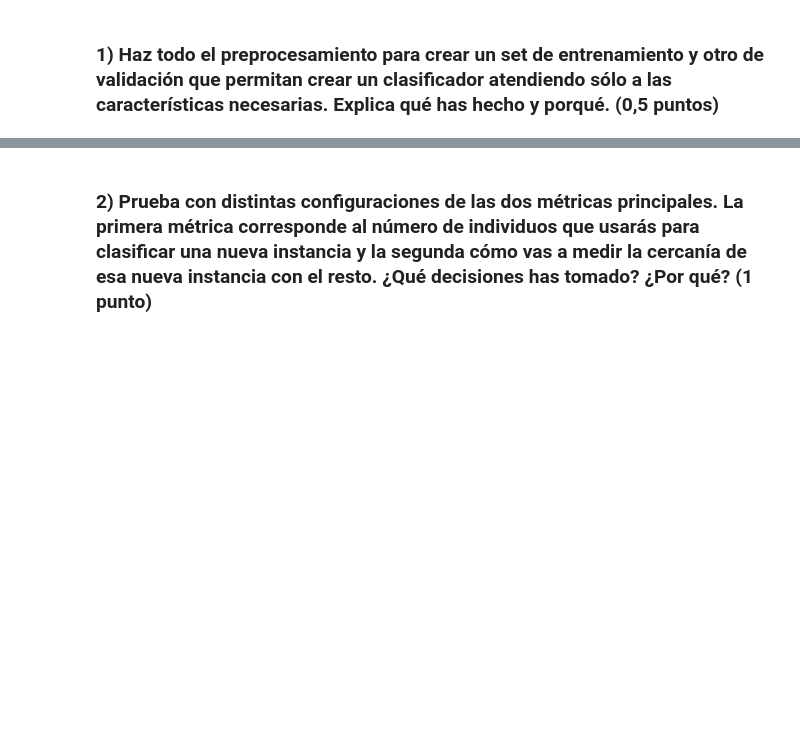
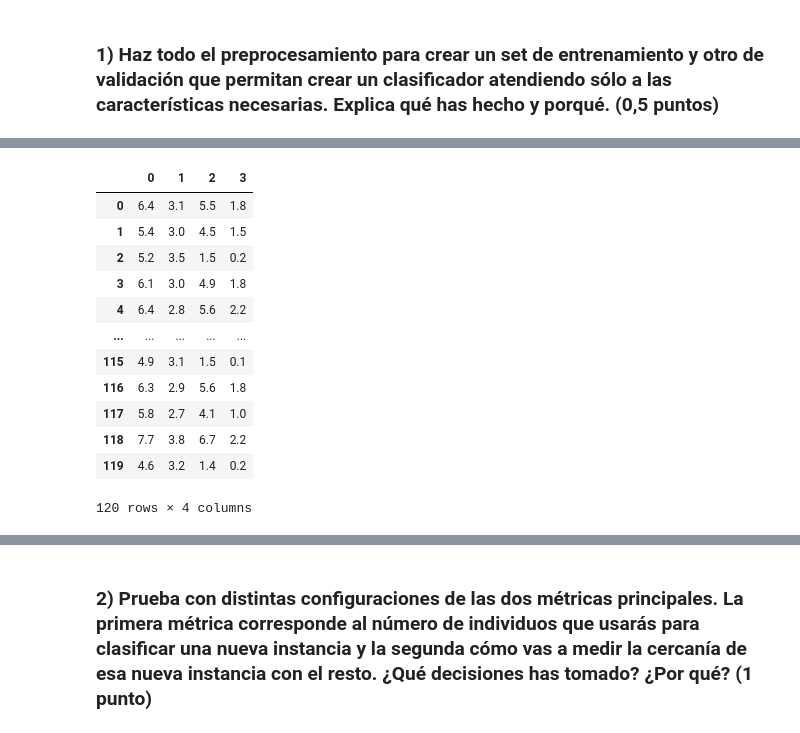
Before and after one commit to Jotivirix/Datamining_UFV, a Jupyter notebook: Lab3/entregable1/LAB03_GRUPO01_ENTR01.ipynb, the cells around one changed output, grey strips where cells are left out. Cells and saved outputs as stored; diff of their text form; code cells hidden in the pictures; blank space fills up the shorter version.

```diff
--- a/Lab3/entregable1/LAB03_GRUPO01_ENTR01.ipynb
+++ b/Lab3/entregable1/LAB03_GRUPO01_ENTR01.ipynb
@@ -121,0 +58,16 @@ dataTest
+# %%
+pd.DataFrame(X_train)
+# %% [output]
+|  | 0 | 1 | 2 | 3 |
+| 0 | 6.4 | 3.1 | 5.5 | 1.8 |
+| 1 | 5.4 | 3.0 | 4.5 | 1.5 |
+| 2 | 5.2 | 3.5 | 1.5 | 0.2 |
+| 3 | 6.1 | 3.0 | 4.9 | 1.8 |
+| 4 | 6.4 | 2.8 | 5.6 | 2.2 |
+| ... | ... | ... | ... | ... |
+| 115 | 4.9 | 3.1 | 1.5 | 0.1 |
+| 116 | 6.3 | 2.9 | 5.6 | 1.8 |
+| 117 | 5.8 | 2.7 | 4.1 | 1.0 |
+| 118 | 7.7 | 3.8 | 6.7 | 2.2 |
+| 119 | 4.6 | 3.2 | 1.4 | 0.2 |
+120 rows × 4 columns
```
Also changed, not shown: parts of 25 cells of this notebook.
